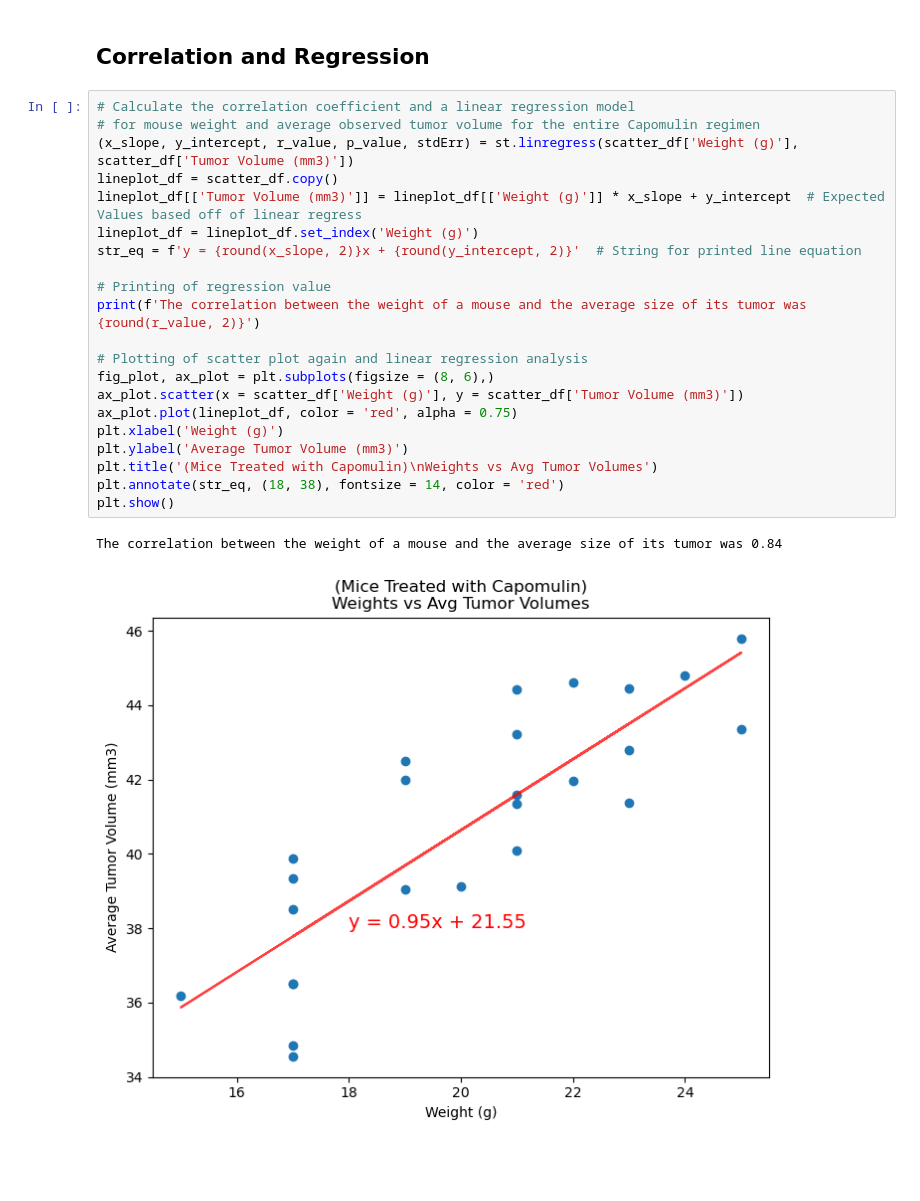
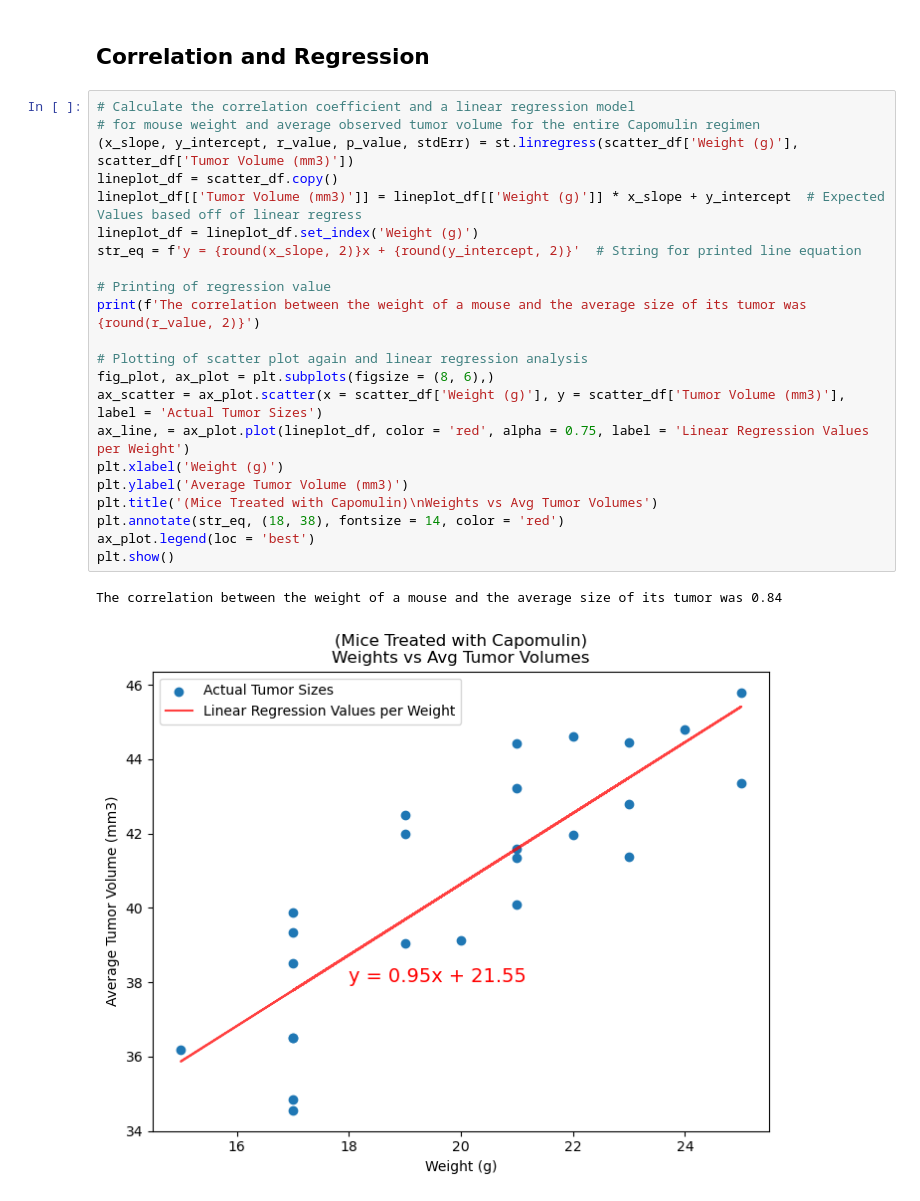
Before and after one commit to Neelka96/matplotlib-challenge, a Jupyter notebook: Pymaceuticals/main.ipynb, the cells around one changed output. Cells and saved outputs as stored; diff of their text form; blank space fills up the shorter version.

Commit message:
cleaning - added legend to final chart

```diff
--- a/Pymaceuticals/main.ipynb
+++ b/Pymaceuticals/main.ipynb
@@ -363,24 +363,25 @@ plt.show()
 # %%
 # Calculate the correlation coefficient and a linear regression model
 # for mouse weight and average observed tumor volume for the entire Capomulin regimen
 (x_slope, y_intercept, r_value, p_value, stdErr) = st.linregress(scatter_df['Weight (g)'], scatter_df['Tumor Volume (mm3)'])
 lineplot_df = scatter_df.copy()
 lineplot_df[['Tumor Volume (mm3)']] = lineplot_df[['Weight (g)']] * x_slope + y_intercept  # Expected Values based off of linear regress
 lineplot_df = lineplot_df.set_index('Weight (g)')
 str_eq = f'y = {round(x_slope, 2)}x + {round(y_intercept, 2)}'  # String for printed line equation
 
 # Printing of regression value
 print(f'The correlation between the weight of a mouse and the average size of its tumor was {round(r_value, 2)}')
 
 # Plotting of scatter plot again and linear regression analysis
 fig_plot, ax_plot = plt.subplots(figsize = (8, 6),)
-ax_plot.scatter(x = scatter_df['Weight (g)'], y = scatter_df['Tumor Volume (mm3)'])
-ax_plot.plot(lineplot_df, color = 'red', alpha = 0.75)
+ax_scatter = ax_plot.scatter(x = scatter_df['Weight (g)'], y = scatter_df['Tumor Volume (mm3)'], label = 'Actual Tumor Sizes')
+ax_line, = ax_plot.plot(lineplot_df, color = 'red', alpha = 0.75, label = 'Linear Regression Values per Weight')
 plt.xlabel('Weight (g)')
 plt.ylabel('Average Tumor Volume (mm3)')
 plt.title('(Mice Treated with Capomulin)\nWeights vs Avg Tumor Volumes')
 plt.annotate(str_eq, (18, 38), fontsize = 14, color = 'red')
+ax_plot.legend(loc = 'best')
 plt.show()
 # %% [output]
 The correlation between the weight of a mouse and the average size of its tumor was 0.84
-[figure, old version]
+[figure, new version]
```
Also changed, not shown: parts of 1 cell of this notebook.
